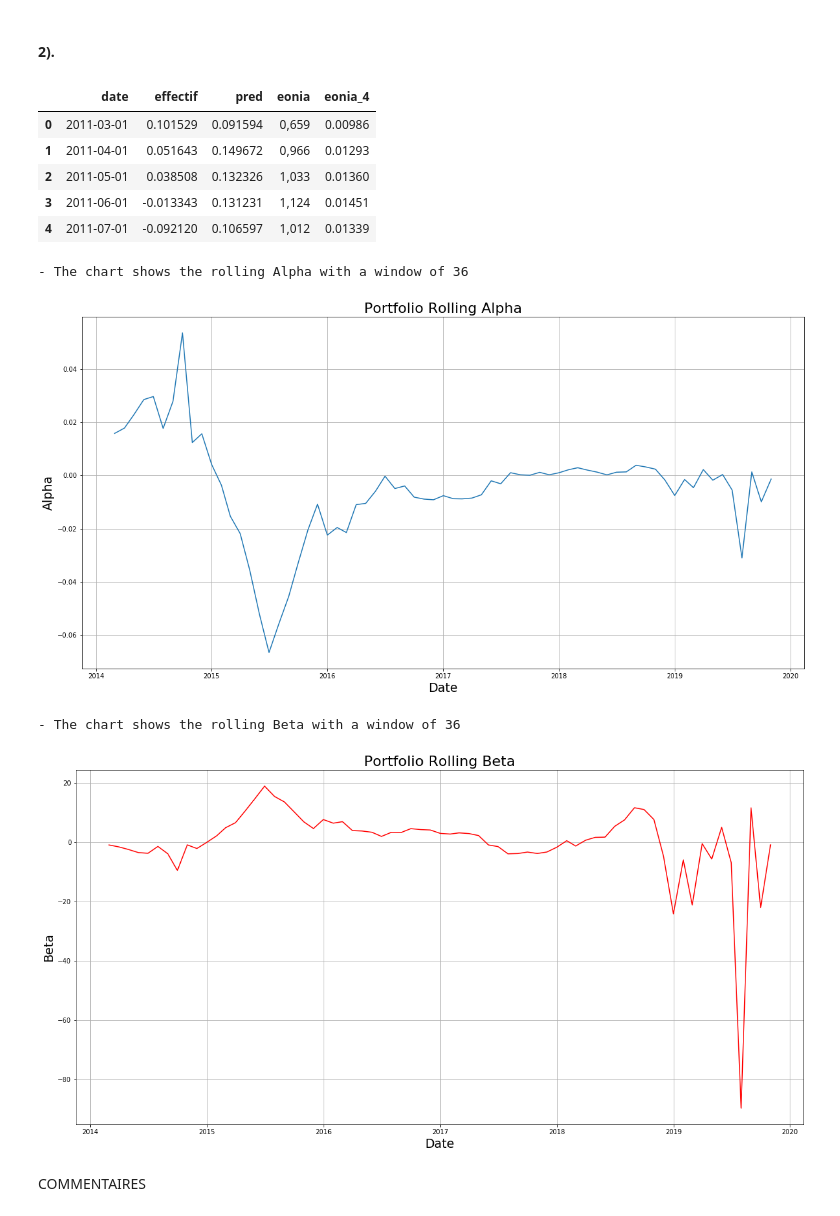
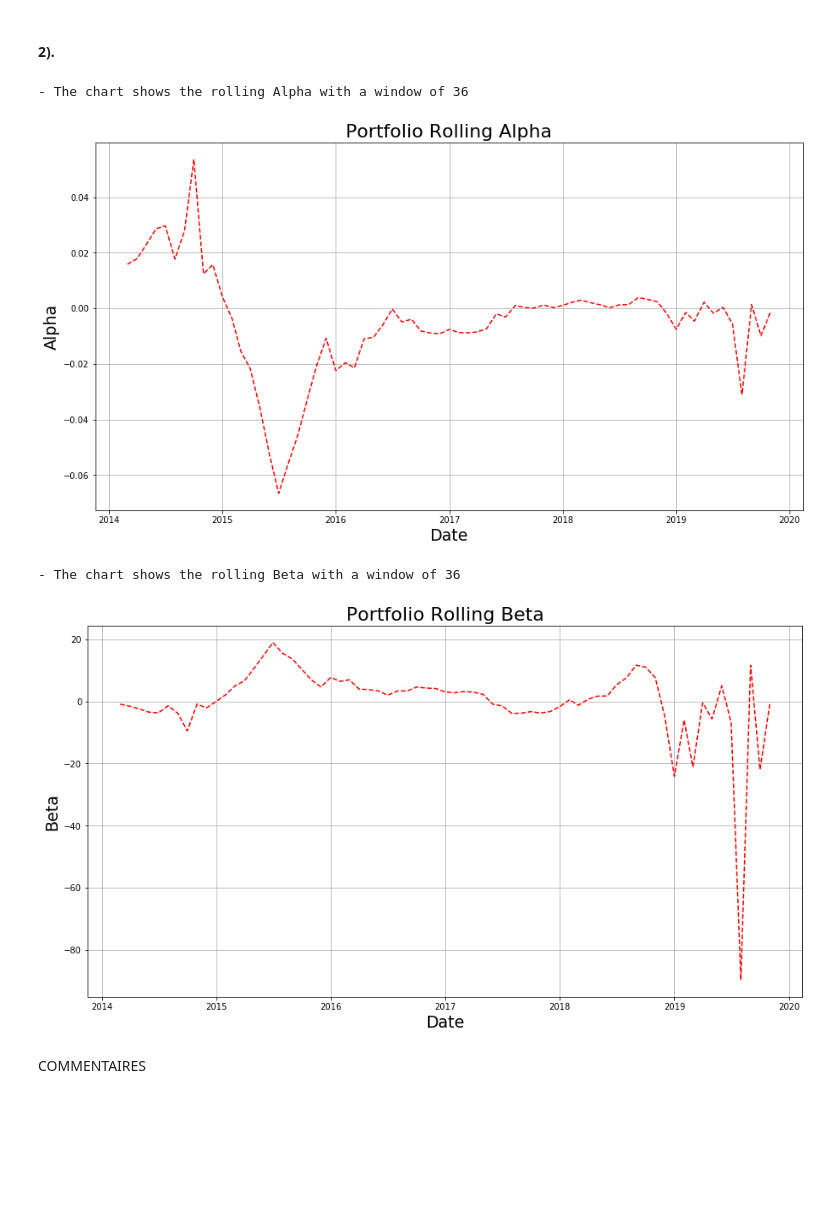
Before and after one commit to gerileka/machine_learning_portfolio, a Jupyter notebook: src/Short_Long_Anal.ipynb, the cells around one changed output. Saved outputs shown, nothing was run; the diff lists cells and outputs as text; code cells hidden in the pictures; blank space fills up the shorter version.

```diff
--- a/src/Short_Long_Anal.ipynb
+++ b/src/Short_Long_Anal.ipynb
@@ -296,15 +296,6 @@ The results are shown for the entire period
 COMMENTAIRES
 # %% [markdown]
 #### 2).
-# %%
-data.head()
-# %% [output]
-|  | date | effectif | pred | eonia | eonia_4 |
-| 0 | 2011-03-01 | 0.101529 | 0.091594 | 0,659 | 0.00986 |
-| 1 | 2011-04-01 | 0.051643 | 0.149672 | 0,966 | 0.01293 |
-| 2 | 2011-05-01 | 0.038508 | 0.132326 | 1,033 | 0.01360 |
-| 3 | 2011-06-01 | -0.013343 | 0.131231 | 1,124 | 0.01451 |
-| 4 | 2011-07-01 | -0.092120 | 0.106597 | 1,012 | 0.01339 |
 # %%
 # This function will create windows
 def windows(iterable, n, m=1):
@@ -324,21 +315,24 @@ for bet, alp in zip((windows(data["eonia_4"], 36, 1)),(windows(data["effectif"],
     roll_alpha.append(alpha)
     roll_beta.append(beta)
 # %%
-plt.figure(figsize=(20,10))
-plt.plot(data.date.values[-len(roll_alpha):], roll_alpha, label='Portfolio Returns')
+plt.figure(figsize=(15,8))
+plt.plot(data.date.values[-len(roll_alpha):]
+         , roll_alpha, label='Portfolio Returns'
+         , color= "red", linestyle= "--")
 
 plt.title('Portfolio Rolling Alpha', size = 22)
 plt.xlabel('Date', fontsize=19)
 plt.ylabel('Alpha', fontsize=19)
 plt.grid()
 print('\n- The chart shows the rolling Alpha with a window of 36')
 plt.show()
 # %% [output]
 - The chart shows the rolling Alpha with a window of 36
-[figure, old version]
+[figure, new version]
 # %%
-plt.figure(figsize=(20,10))
-plt.plot(data.date.values[-len(roll_beta):], roll_beta, label='Portfolio Returns',c ='r')
+plt.figure(figsize=(15,8))
+plt.plot(data.date.values[-len(roll_beta):]
+         , roll_beta, label='Portfolio Returns', color= "red", linestyle= "--")
 
 plt.title('Portfolio Rolling Beta', size = 22)
 plt.xlabel('Date', fontsize=19)
@@ -348,7 +342,7 @@ print('\n- The chart shows the rolling Beta with a window of 36')
 plt.show()
 # %% [output]
 - The chart shows the rolling Beta with a window of 36
-[figure, old version]
+[figure, new version]
 # %% [markdown]
 COMMENTAIRES
 # %% [markdown]
```
Also changed, not shown: parts of 2 cells of this notebook.
